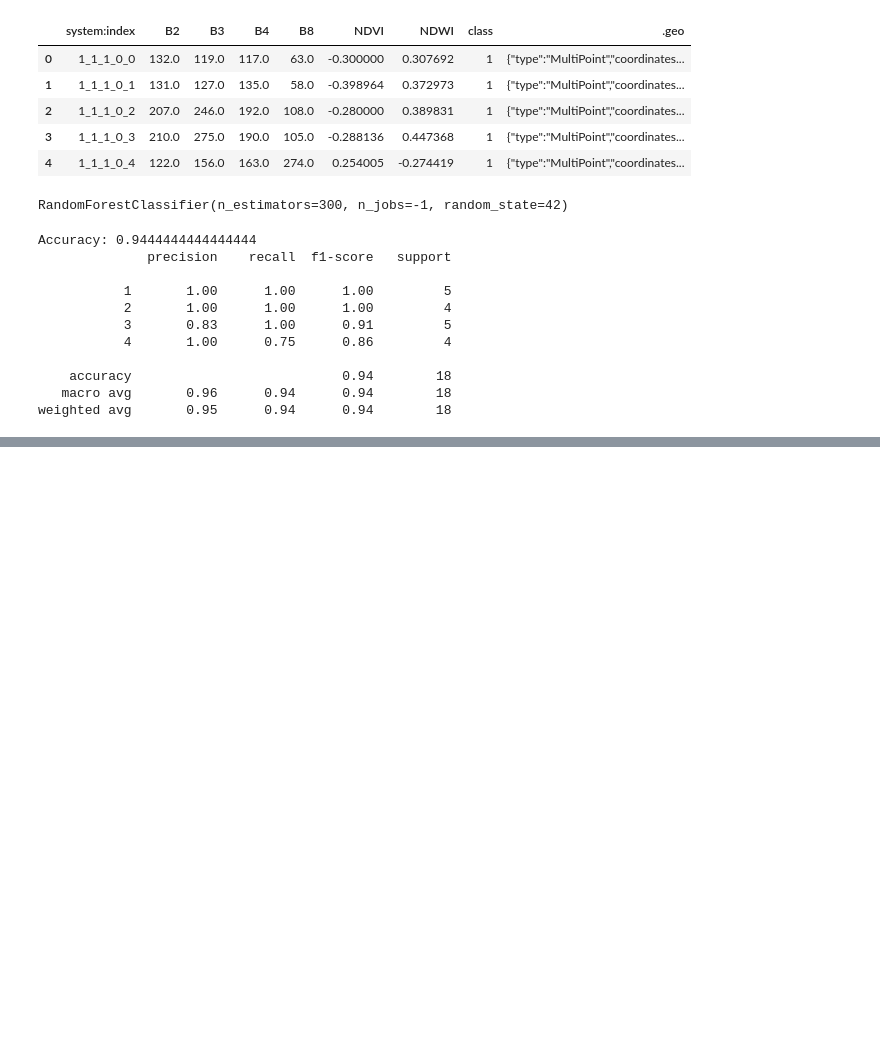
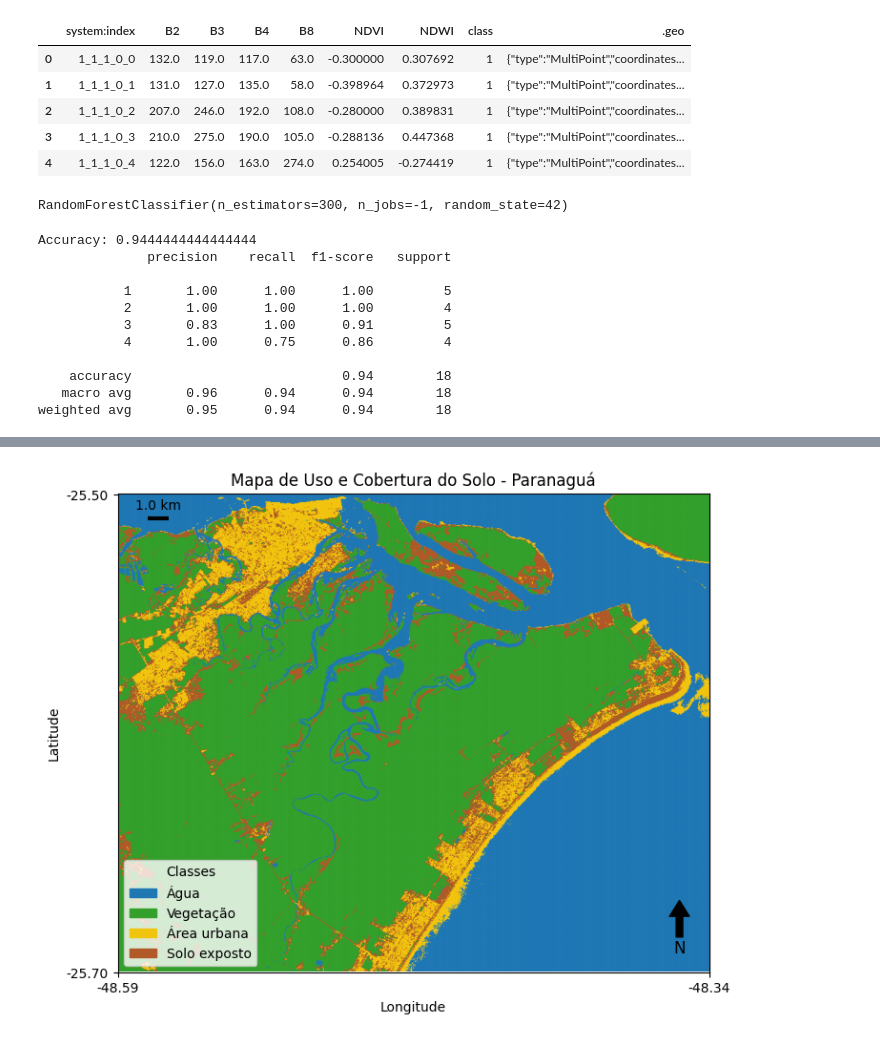
Before and after one commit to Shaielyfs/Classifica_de_Uso_e_Cobertura_do_Solo_Sentinel-2_GEE_ML, a Jupyter notebook: clas_uso_solo.ipynb, the cells around one changed output, grey strips where cells are left out. Saved outputs shown, nothing was run; the diff lists cells and outputs as text; code cells hidden in the pictures; blank space fills up the shorter version.

```diff
--- a/clas_uso_solo.ipynb
+++ b/clas_uso_solo.ipynb
@@ -146,0 +195,81 @@ weighted avg       0.95      0.94      0.94        18
+# %%
+#Configurar a legenda
+
+import matplotlib.pyplot as plt
+from matplotlib.colors import ListedColormap, BoundaryNorm
+import matplotlib.patches as mpatches
+
+class_labels = {
+    1: "Água",
+    2: "Vegetação",
+    3: "Área urbana",
+    4: "Solo exposto"
+}
+
+colors = [
+    "#1f78b4",  # Água
+    "#33a02c",  # Vegetação
+    "#F1C40F",  # Área urbana
+    "#b15928"   # Solo exposto
+]
+
+cmap = ListedColormap(colors)
+
+bounds = [1, 2, 3, 4, 5]
+norm = BoundaryNorm(bounds, cmap.N)
+
+fig, ax = plt.subplots(figsize=(8,8))
+
+img = ax.imshow(classified_img, cmap=cmap, norm=norm)
+
+legend_patches = [
+    mpatches.Patch(color=colors[i-1], label=class_labels[i])
+    for i in class_labels
+]
+
+ax.legend(
+    handles=legend_patches,
+    loc="lower left",
+    frameon=True,
+    title="Classes"
+)
+plt.title("Mapa de Uso e Cobertura do Solo - Paranaguá")
+
+#adicionar seta N
+
+ax.annotate(
+    'N',
+    xy=(0.95, 0.15),
+    xytext=(0.95, 0.05),
+    arrowprops=dict(facecolor='black', width=5, headwidth=15),
+    ha='center',
+    va='center',
+    fontsize=12,
+    xycoords=ax.transAxes
+)
+
+#adicionar a escala
+pixel_size = 30  # Sentinel-2 é 10, mas foi adaptado para pesar menos
+add_scalebar(ax, pixel_size)
+
+#adicionar as coordenadas
+with rasterio.open("/content/drive/MyDrive/Maps/UsoEocupacao_map.tif") as src:
+    bounds = src.bounds
+
+ax.set_xticks([0, classified_img.shape[1]])
+ax.set_yticks([0, classified_img.shape[0]])
+
+ax.set_xticklabels(
+    [f"{bounds.left:.2f}", f"{bounds.right:.2f}"]
+)
+ax.set_yticklabels(
+    [f"{bounds.top:.2f}", f"{bounds.bottom:.2f}"]
+)
+
+ax.set_xlabel("Longitude")
+ax.set_ylabel("Latitude")
+
+
+plt.show()
+# %% [output]
+[figure, added]
```
Also changed, not shown: parts of 9 cells of this notebook.
